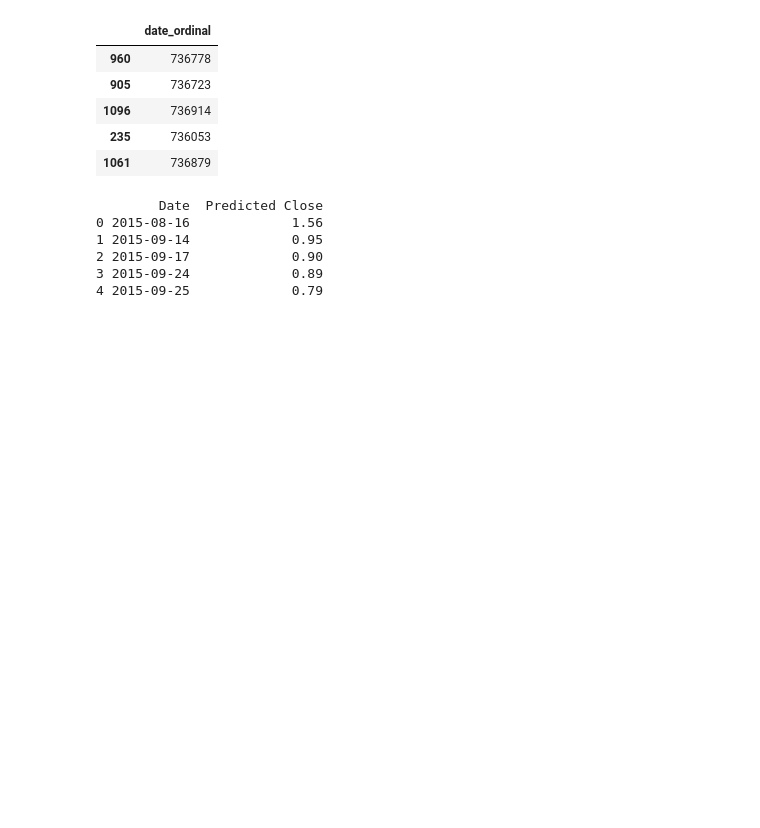
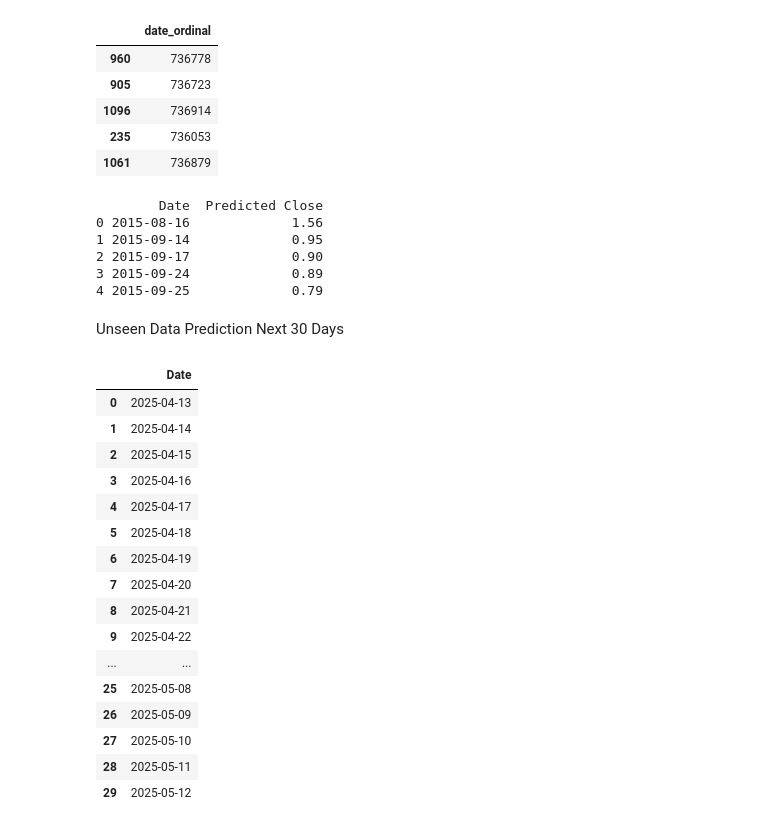
Before and after one commit to shivampb/ML-Models, a Jupyter notebook: Ethereum-prediction/main.ipynb, the cells around one changed output. Saved outputs shown, nothing was run; the diff lists cells and outputs as text; code cells hidden in the pictures; blank space fills up the shorter version.

Commit message:
Next-30-prediciton

```diff
--- a/Ethereum-prediction/main.ipynb
+++ b/Ethereum-prediction/main.ipynb
@@ -250,3 +286,26 @@ print(predicted_df.head())
 2 2015-09-17             0.90
 3 2015-09-24             0.89
 4 2015-09-25             0.79
+# %% [markdown]
+Unseen Data Prediction Next 30 Days
+# %%
+df_30 = pd.read_csv("Next-30-Date.csv")
+df_30.drop(["Unnamed: 1"],axis=1)
+# %% [output]
+|  | Date |
+| 0 | 2025-04-13 |
+| 1 | 2025-04-14 |
+| 2 | 2025-04-15 |
+| 3 | 2025-04-16 |
+| 4 | 2025-04-17 |
+| 5 | 2025-04-18 |
+| 6 | 2025-04-19 |
+| 7 | 2025-04-20 |
+| 8 | 2025-04-21 |
+| 9 | 2025-04-22 |
+| ... | ... |
+| 25 | 2025-05-08 |
+| 26 | 2025-05-09 |
+| 27 | 2025-05-10 |
+| 28 | 2025-05-11 |
+| 29 | 2025-05-12 |
```
Also changed, not shown: parts of 13 cells of this notebook, 1 other file.
